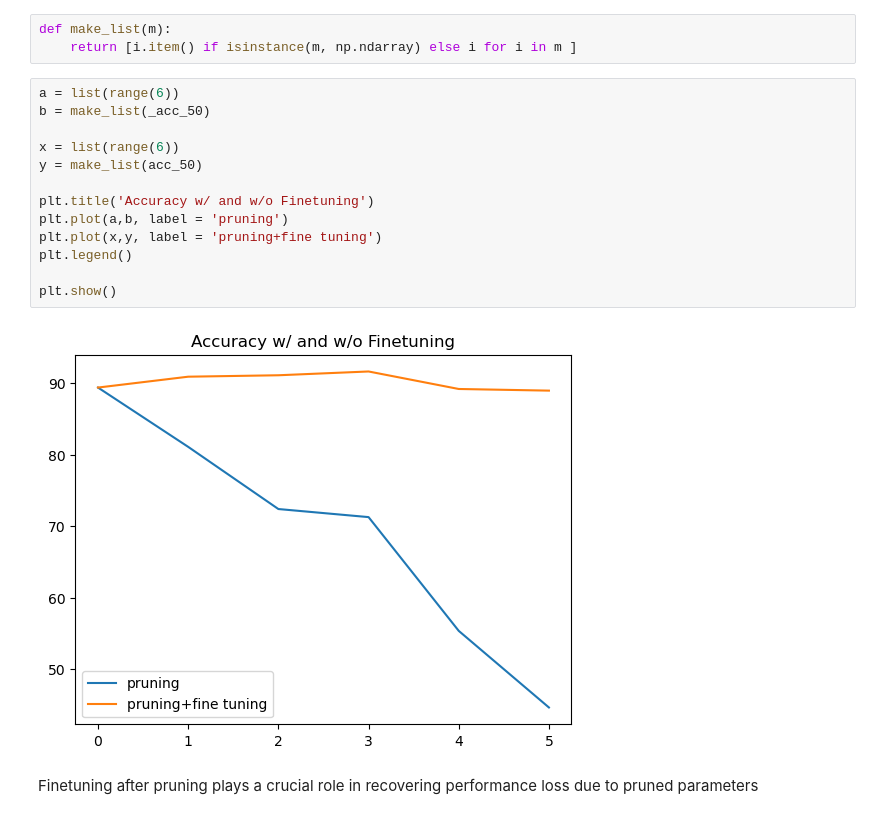
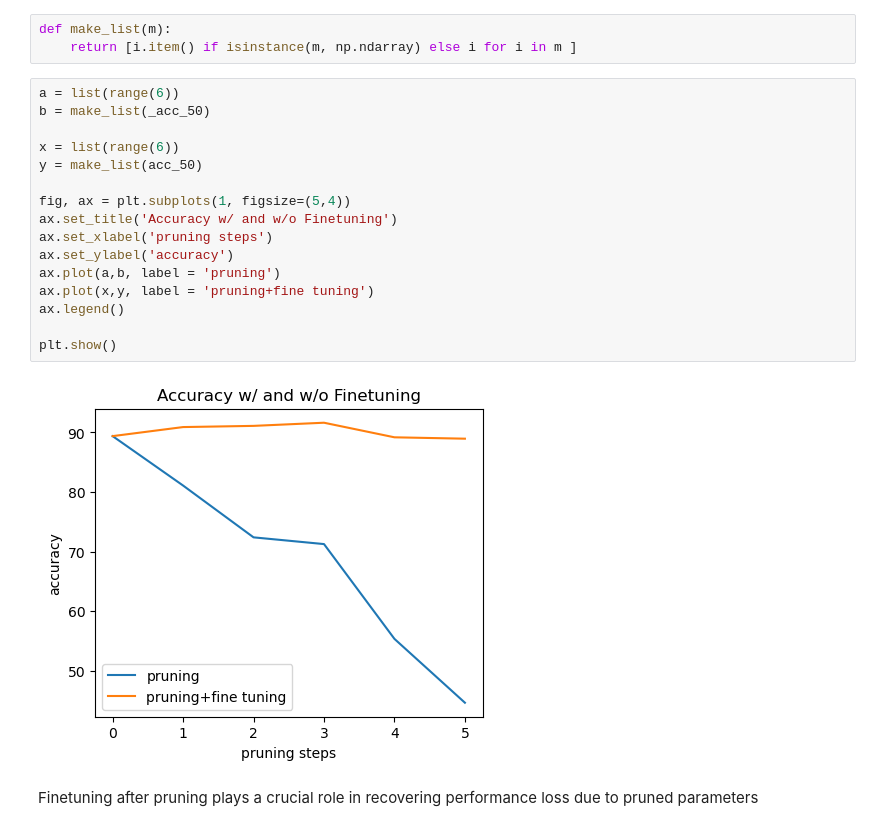
Before and after one commit to yewonkim01/Model-Compression-via-Pruning-Quantization-on-JetsonNano, a Jupyter notebook: experiment.ipynb, the cells around one changed output. Cells and saved outputs as stored; diff of their text form.

```diff
--- a/experiment.ipynb
+++ b/experiment.ipynb
@@ -264,18 +264,21 @@ def make_list(m):
 # %%
 a = list(range(6))
 b = make_list(_acc_50)
 
 x = list(range(6))
 y = make_list(acc_50)
 
-plt.title('Accuracy w/ and w/o Finetuning')
-plt.plot(a,b, label = 'pruning')
-plt.plot(x,y, label = 'pruning+fine tuning')
-plt.legend()
+fig, ax = plt.subplots(1, figsize=(5,4))
+ax.set_title('Accuracy w/ and w/o Finetuning')
+ax.set_xlabel('pruning steps')
+ax.set_ylabel('accuracy')
+ax.plot(a,b, label = 'pruning')
+ax.plot(x,y, label = 'pruning+fine tuning')
+ax.legend()
 
 plt.show()
 # %% [output]
-[figure, old version]
+[figure, new version]
 # %% [markdown]
 Finetuning after pruning plays a crucial role in recovering performance loss due to pruned parameters
 # %% [markdown]
```
Also changed, not shown: parts of 6 cells of this notebook.
